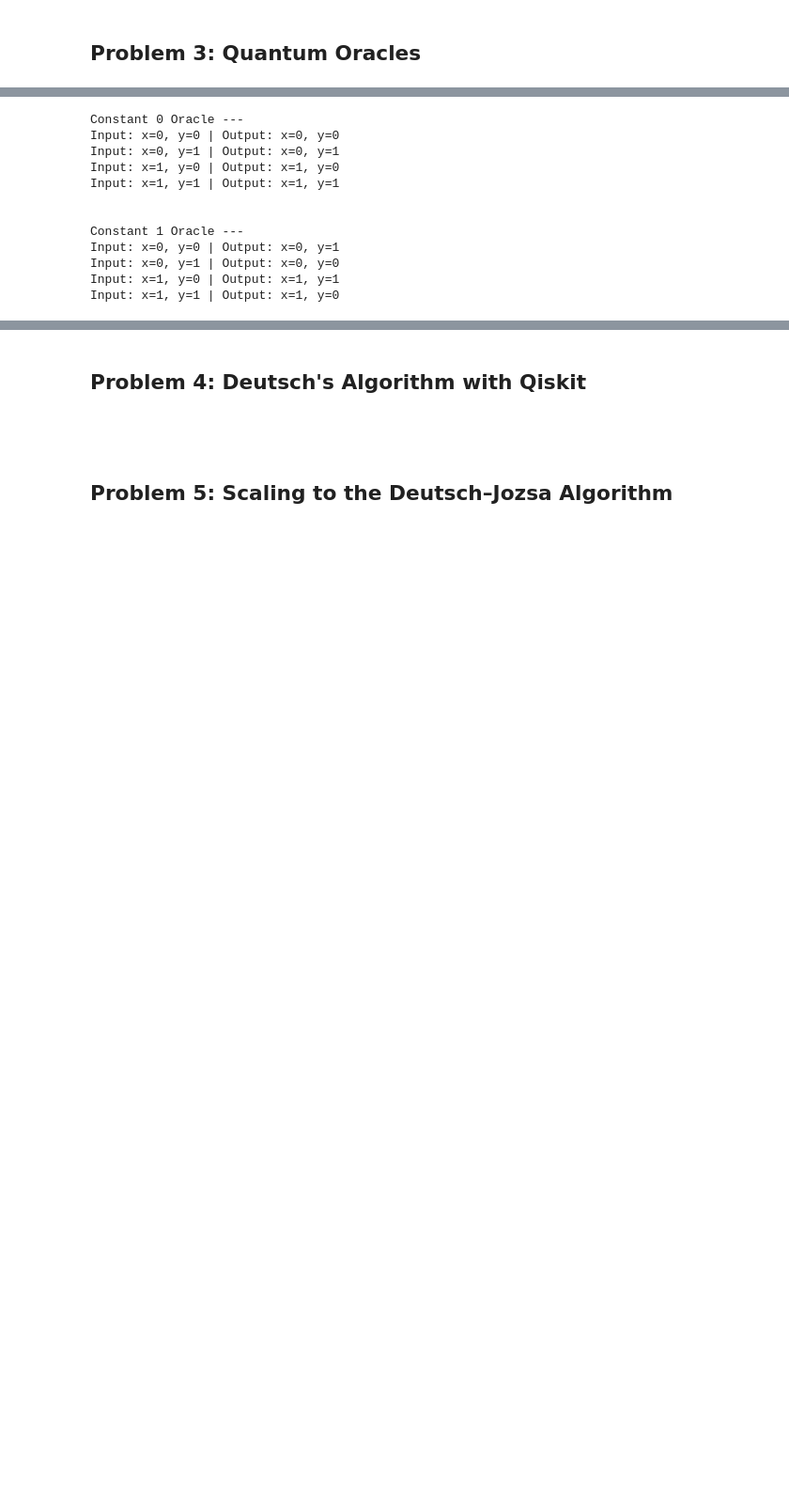
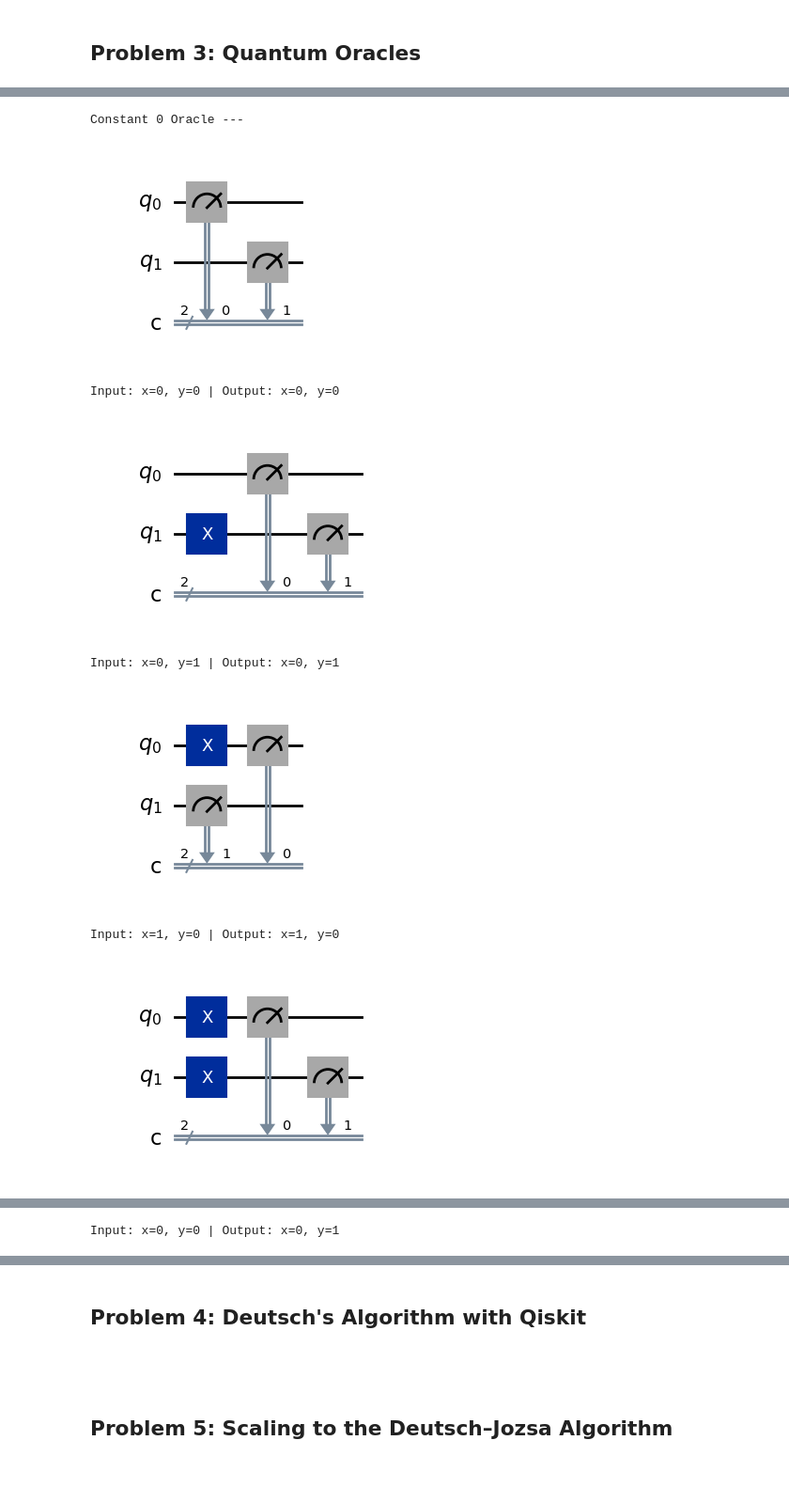
Before and after one commit to RyanCurley01/emerging_technologies, a Jupyter notebook: problem.ipynb, the cells around one changed output, grey strips where cells are left out. Shown at 94% size. Cells and saved outputs as stored; diff of their text form; code cells hidden in the pictures; blank space fills up the shorter version.

Commit message:
Added the balanced oracle functions, circuit diagrams and heading description for each oracles input and output qubit values in problem 3

```diff
--- a/problem.ipynb
+++ b/problem.ipynb
@@ -102,5 +104,5 @@ Test 10: balanced
 # %%
-from qiskit import QuantumCircuit, transpile
+import qiskit
 from qiskit_aer import AerSimulator
 
 # Creates a quantum circuit representing the constant function f(x) = 0.
@@ -108,17 +110,45 @@ from qiskit_aer import AerSimulator
 def create_oracle_constant_0():
     # Creates a new quantum circuit with 2 qubits.
     # First qubit = input x, second qubit = target y
-    qc = QuantumCircuit(2)
+    qc = qiskit.QuantumCircuit(2)
 
     return qc
 
 # Creates a quantum circuit representing the constant function f(x) = 1.
 # The oracle maps |x>|y> -> |x>|y XOR 1>.
 def create_oracle_constant_1():
-    qc = QuantumCircuit(2)
+    qc = qiskit.QuantumCircuit(2)
 
     # Applies a Pauli-X gate to target y to flip the qubit
     qc.x(1)
+
+    return qc
+
+# Creates a quantum circuit representing the balanced identity function f(x) = x.
+# The oracle maps |x>|y> -> |x>|y XOR x>.
+def create_oracle_identity():
+    qc = qiskit.QuantumCircuit(2)
+
+    # Applies a CNOT gate with control=x (qubit 0) and target=y (qubit 1)
+    qc.cx(0, 1)
+
+    return qc
+
+# Creates a quantum circuit representing the balanced negation function f(x) = NOT x.
+# The oracle maps |x>|y> -> |x>|y XOR (NOT x)>.
+def create_oracle_negation():
+    qc = qiskit.QuantumCircuit(2)
+
+    # Computes y XOR (NOT x) by flipping x, applying CNOT and then flipping x back
+
+    # Flips x
+    qc.x(0)
+
+    # CNOT: y XOR (flipped x)
+    qc.cx(0, 1)
+
+    # Flips x back to original
+    qc.x(0)
 
     return qc
 
@@ -131,7 +161,7 @@ def demonstrate_oracle(oracle_func, name):
         for y_val in [0, 1]:
             # Creates a new circuit with 2 qubits and 2 classical bits
             # to store measurement results.
-            qc = QuantumCircuit(2, 2)
+            qc = qiskit.QuantumCircuit(2, 2)
 
             # If input x is equal to 1, apply X gate to qubit 0.
             if x_val == 1:
@@ -141,43 +171,48 @@ def demonstrate_oracle(oracle_func, name):
             if y_val == 1:
                 qc.x(1)
 
             # Combines the initialization circuit with the oracle circuit returned by oracle func
             qc = qc.compose(oracle_func())
 
             # Measures qubit 0 into classical bit 0, and qubit 1 into classical bit 1.
             qc.measure([0, 1], [0, 1])
 
+            # Uses display() to explicitly render the circuit figure inside loops or functions
+            # Draws all 4 circuits with 1 for each input combination (00, 01, 10, 11)
+            display(qc.draw(output='mpl'))
+
             # Run the circuit on the simulator
             # 1 shot used because there is no superposition involved
             result = sim.run(qc, shots=1).result()
             counts = result.get_counts()
 
             # Gets the binary string result from the dictionary keys.
             output = list(counts.keys())[0]
 
-            # Qiskit orders output bits right-to-left (q1, q0)
-            # So output[0] is q1 (y_out) and output[1] is q0 (x_out)
+            # Output[0] is q1 (y_out) and output[1] is q0 (x_out)
             x_out = int(output[1])
             y_out = int(output[0])
 
             print(f"Input: x={x_val}, y={y_val} | Output: x={x_out}, y={y_out}")
     print("\n")
 
 # Constant 0
 demonstrate_oracle(create_oracle_constant_0, "Constant 0")
 
 # Constant 1
 demonstrate_oracle(create_oracle_constant_1, "Constant 1")
+
+# Identity (balanced)
+demonstrate_oracle(create_oracle_identity, "Identity")
+
+# Negation (balanced)
+demonstrate_oracle(create_oracle_negation, "Negation")
 # %% [output]
 Constant 0 Oracle ---
-Input: x=0, y=0 | Output: x=0, y=0
-Input: x=0, y=1 | Output: x=0, y=1
-Input: x=1, y=0 | Output: x=1, y=0
-Input: x=1, y=1 | Output: x=1, y=1
-
-
-Constant 1 Oracle ---
-Input: x=0, y=0 | Output: x=0, y=1
-Input: x=0, y=1 | Output: x=0, y=0
-Input: x=1, y=0 | Output: x=1, y=1
-Input: x=1, y=1 | Output: x=1, y=0
+[figure, added]
+Input: x=0, y=0 | Output: x=0, y=0
+[figure, added]
+Input: x=0, y=1 | Output: x=0, y=1
+[figure, added]
+Input: x=1, y=0 | Output: x=1, y=0
+[figure, added]
@@ -183,0 +224 @@ Input: x=1, y=1 | Output: x=1, y=0
+Input: x=0, y=0 | Output: x=0, y=1
```
Also changed, not shown: parts of 5 cells of this notebook, 2 other files.
